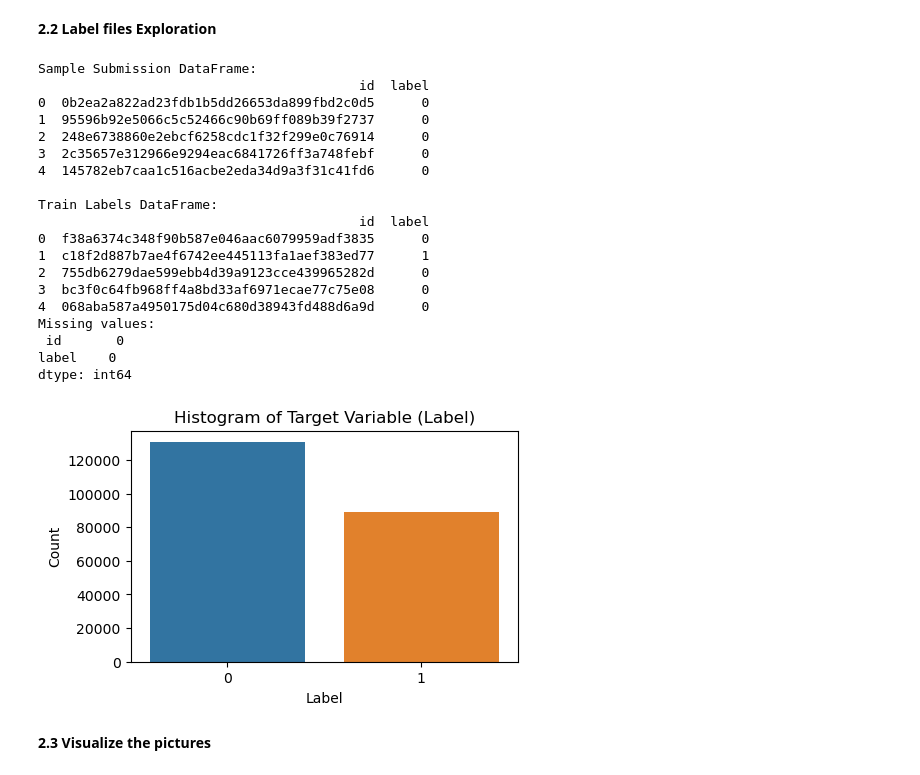
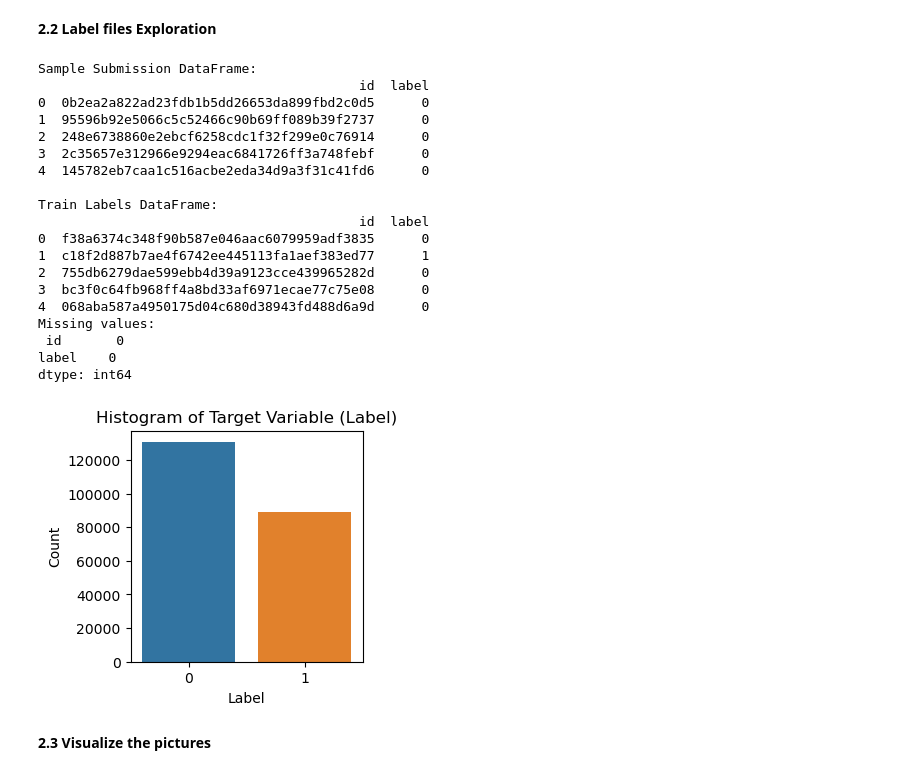
Before and after one commit to jizh4635/RNN, a Jupyter notebook: cancel-detection.ipynb, the cells around one changed output. Cells and saved outputs as stored; diff of their text form; code cells hidden in the pictures.

```diff
--- a/cancel-detection.ipynb
+++ b/cancel-detection.ipynb
@@ -51,35 +51,35 @@ print(train_labels_df.head())
 # Data cleaning: Check for missing values
 missing_values = train_labels_df.isnull().sum()
 print("Missing values:\n", missing_values)
 
 # Visualize the distribution of the target variable (label)
-plt.figure(figsize=(5, 3))
+plt.figure(figsize=(3, 3))
 sns.countplot(x='label', data=train_labels_df)
 plt.title('Histogram of Target Variable (Label)')
 plt.xlabel('Label')
 plt.ylabel('Count')
 plt.show()
 # %% [output]
 Sample Submission DataFrame:
                                          id  label
 0  0b2ea2a822ad23fdb1b5dd26653da899fbd2c0d5      0
 1  95596b92e5066c5c52466c90b69ff089b39f2737      0
 2  248e6738860e2ebcf6258cdc1f32f299e0c76914      0
 3  2c35657e312966e9294eac6841726ff3a748febf      0
 4  145782eb7caa1c516acbe2eda34d9a3f31c41fd6      0
 
 Train Labels DataFrame:
                                          id  label
 0  f38a6374c348f90b587e046aac6079959adf3835      0
 1  c18f2d887b7ae4f6742ee445113fa1aef383ed77      1
 2  755db6279dae599ebb4d39a9123cce439965282d      0
 3  bc3f0c64fb968ff4a8bd33af6971ecae77c75e08      0
 4  068aba587a4950175d04c680d38943fd488d6a9d      0
 Missing values:
  id       0
 label    0
 dtype: int64
-[figure, old version]
+[figure, new version]
 # %% [markdown]
 **2.3 Visualize the pictures**
 # %%
```
Also changed, not shown: parts of 5 cells of this notebook.
